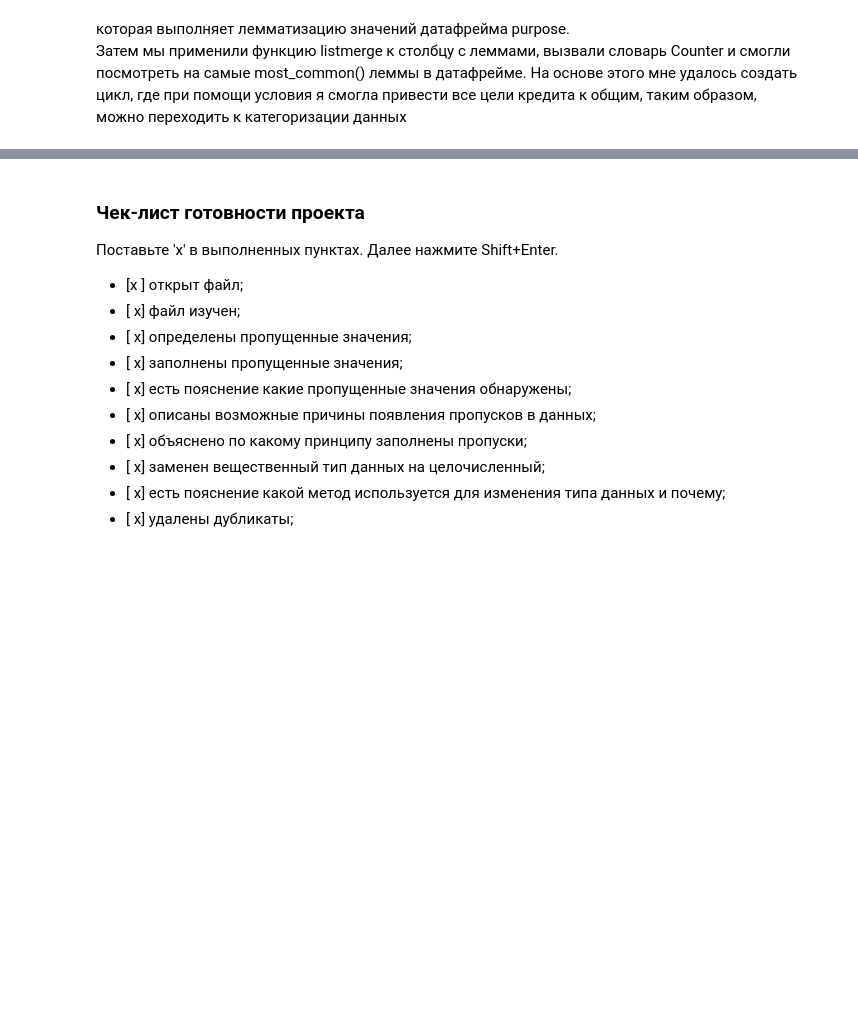
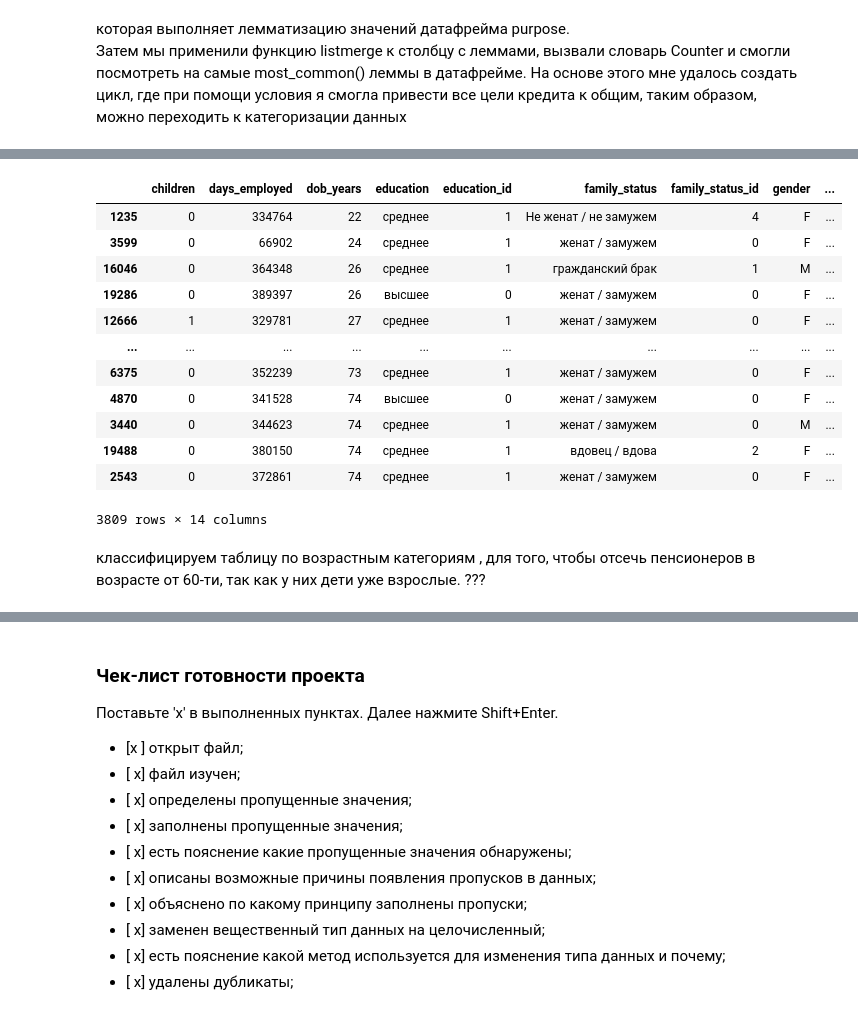
Before and after one commit to TinaMontana44/TM44, a Jupyter notebook: 1st/first.ipynb, the cells around one changed output, grey strips where cells are left out. Saved outputs shown, nothing was run; the diff lists cells and outputs as text; code cells hidden in the pictures; blank space fills up the shorter version.

```diff
--- a/1st/first.ipynb
+++ b/1st/first.ipynb
@@ -515,0 +530,26 @@ dtype: int64
+# %%
+
+data_retiree = data[data['income_type'] == 'пенсионер'].sort_values(by = 'dob_years')
+# %%
+data_retiree
+#.groupby('dob_years')
+#я нашла ошибку в данных пенсионного вохраста, которые могут повлиять на дальнейшее исследование ,
+# потому следует вернуться на этап предобработки данных и дописать код
+# %% [output]
+|  | children | days_employed | dob_years | education | education_id | family_status | family_status_id | gender | ... |
+| 1235 | 0 | 334764 | 22 | среднее | 1 | Не женат / не замужем | 4 | F | ... |
+| 3599 | 0 | 66902 | 24 | среднее | 1 | женат / замужем | 0 | F | ... |
+| 16046 | 0 | 364348 | 26 | среднее | 1 | гражданский брак | 1 | M | ... |
+| 19286 | 0 | 389397 | 26 | высшее | 0 | женат / замужем | 0 | F | ... |
+| 12666 | 1 | 329781 | 27 | среднее | 1 | женат / замужем | 0 | F | ... |
+| ... | ... | ... | ... | ... | ... | ... | ... | ... | ... |
+| 6375 | 0 | 352239 | 73 | среднее | 1 | женат / замужем | 0 | F | ... |
+| 4870 | 0 | 341528 | 74 | высшее | 0 | женат / замужем | 0 | F | ... |
+| 3440 | 0 | 344623 | 74 | среднее | 1 | женат / замужем | 0 | M | ... |
+| 19488 | 0 | 380150 | 74 | среднее | 1 | вдовец / вдова | 2 | F | ... |
+| 2543 | 0 | 372861 | 74 | среднее | 1 | женат / замужем | 0 | F | ... |
+3809 rows × 14 columns
+# %% [markdown]
+
+
+классифицируем таблицу по возрастным категориям , для того, чтобы отсечь пенсионеров в возрасте от 60-ти, так как у них дети уже взрослые. ???
```
Also changed, not shown: parts of 23 cells of this notebook.
